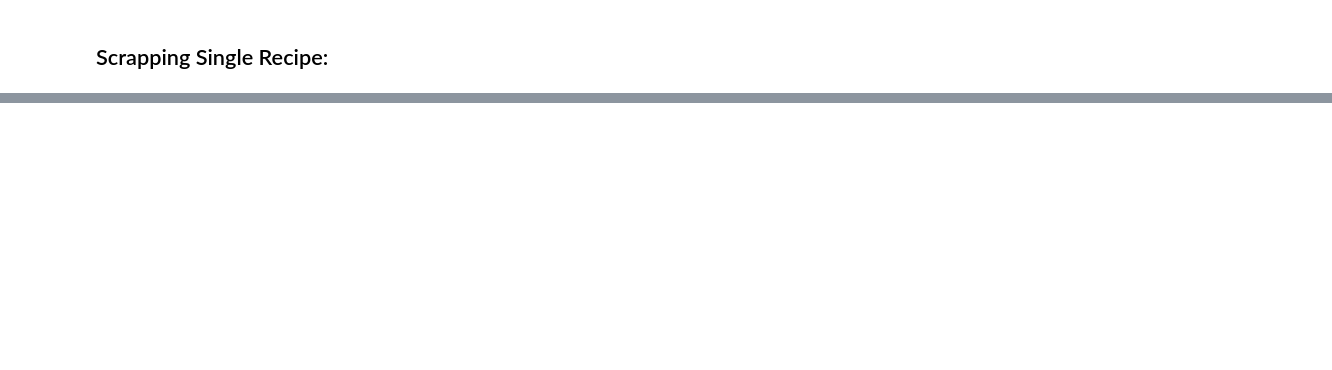
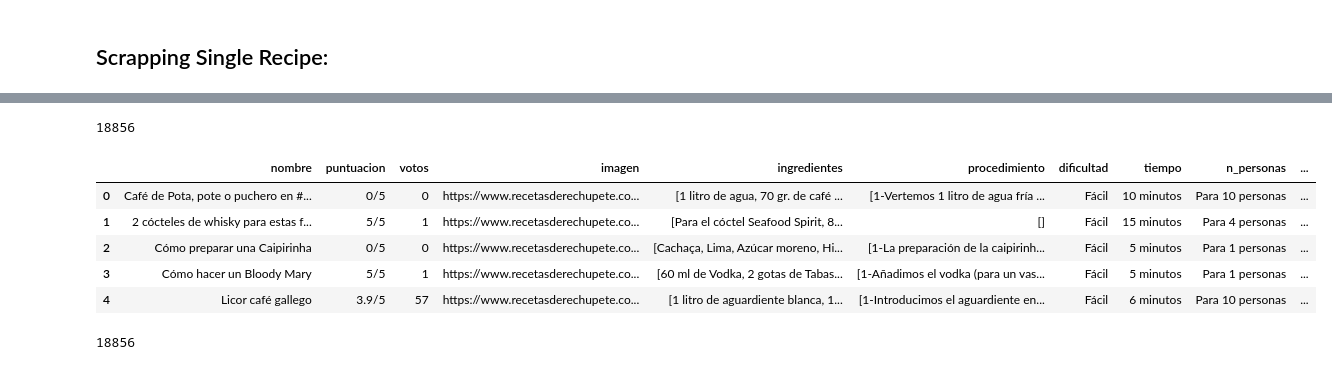
Before and after one commit to MikelEulate/scrapy_data, a Jupyter notebook: recipes/notebooks/recipe_scrapping_recetasderechupete.ipynb, the cells around one changed output, grey strips where cells are left out. Drawn from its saved outputs; the diff is of its cells as text; code cells hidden in the pictures; blank space fills up the shorter version.

```diff
--- a/recipes/notebooks/recipe_scrapping_recetasderechupete.ipynb
+++ b/recipes/notebooks/recipe_scrapping_recetasderechupete.ipynb
@@ -106,0 +384,4 @@ soup_recipe.find('div', attrs={'id': 'ingredients'}).ul
+# %%
+len(all_recipes)
+# %% [output]
+18856
@@ -106,0 +477,13 @@ soup_recipe.find('div', attrs={'id': 'ingredients'}).ul
+# %%
+df.head()
+# %% [output]
+|  | nombre | puntuacion | votos | imagen | ingredientes | procedimiento | dificultad | tiempo | n_personas | ... |
+| 0 | Café de Pota, pote o puchero en #... | 0/5 | 0 | https://www.recetasderechupete.co... | [1 litro de agua, 70 gr. de café ... | [1-Vertemos 1 litro de agua fría ... | Fácil | 10 minutos | Para 10 personas | ... |
+| 1 | 2 cócteles de whisky para estas f... | 5/5 | 1 | https://www.recetasderechupete.co... | [Para el cóctel Seafood Spirit, 8... | [] | Fácil | 15 minutos | Para 4 personas | ... |
+| 2 | Cómo preparar una Caipirinha | 0/5 | 0 | https://www.recetasderechupete.co... | [Cachaça, Lima, Azúcar moreno, Hi... | [1-La preparación de la caipirinh... | Fácil | 5 minutos | Para 1 personas | ... |
+| 3 | Cómo hacer un Bloody Mary | 5/5 | 1 | https://www.recetasderechupete.co... | [60 ml de Vodka, 2 gotas de Tabas... | [1-Añadimos el vodka (para un vas... | Fácil | 5 minutos | Para 1 personas | ... |
+| 4 | Licor café gallego | 3.9/5 | 57 | https://www.recetasderechupete.co... | [1 litro de aguardiente blanca, 1... | [1-Introducimos el aguardiente en... | Fácil | 6 minutos | Para 10 personas | ... |
+# %%
+len(df)
+# %% [output]
+18856
```
Also changed, not shown: parts of 21 cells of this notebook.
